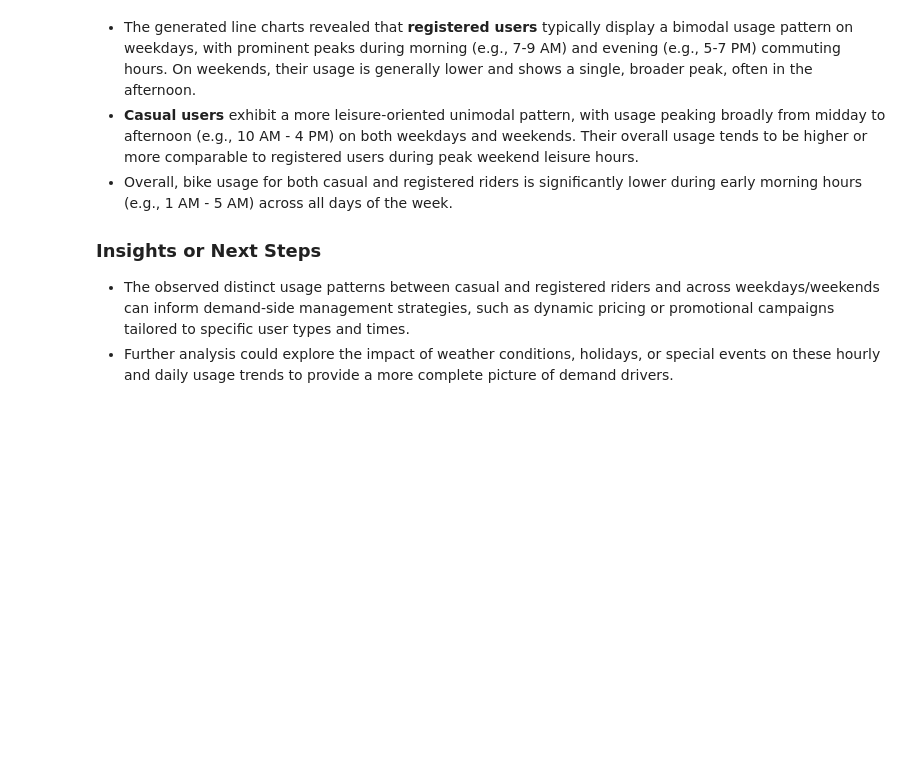
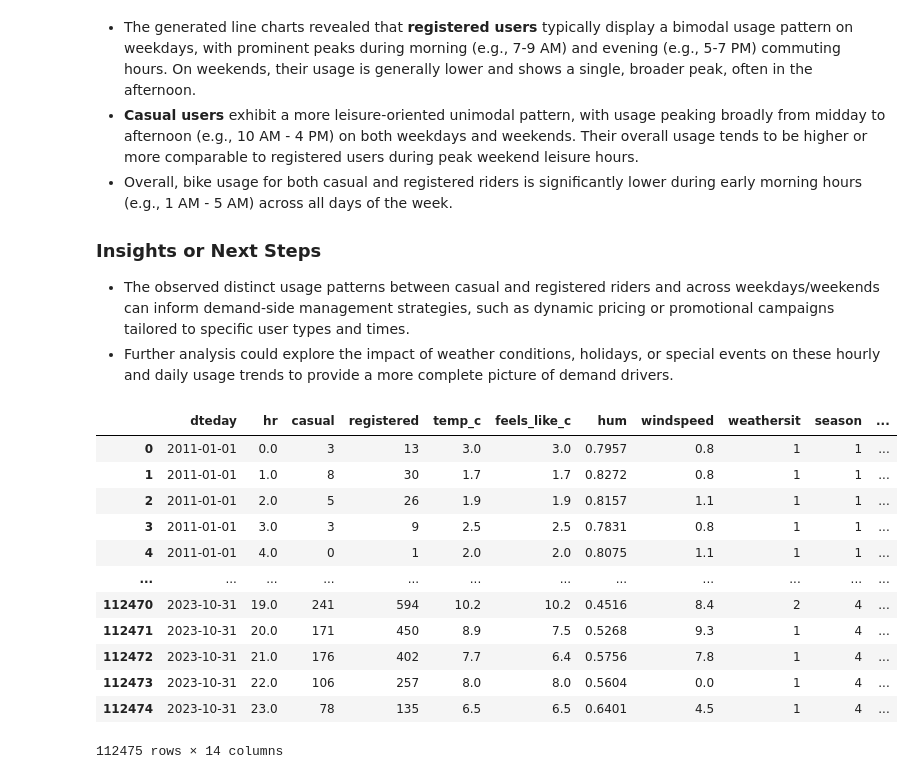
Before and after one commit to jacob-walker12/jacob-walker12.github.io, a Jupyter notebook: notebooks/starter_bikes.ipynb, the cells around one changed output. Cells and saved outputs as stored; diff of their text form; code cells hidden in the pictures; blank space fills up the shorter version.

```diff
--- a/notebooks/starter_bikes.ipynb
+++ b/notebooks/starter_bikes.ipynb
@@ -430,3 +548,19 @@ The analysis revealed distinct hourly bike usage trends for both casual and regi
 ### Insights or Next Steps
 *   The observed distinct usage patterns between casual and registered riders and across weekdays/weekends can inform demand-side management strategies, such as dynamic pricing or promotional campaigns tailored to specific user types and times.
 *   Further analysis could explore the impact of weather conditions, holidays, or special events on these hourly and daily usage trends to provide a more complete picture of demand drivers.
+# %%
+bike
+# %% [output]
+|  | dteday | hr | casual | registered | temp_c | feels_like_c | hum | windspeed | weathersit | season | ... |
+| 0 | 2011-01-01 | 0.0 | 3 | 13 | 3.0 | 3.0 | 0.7957 | 0.8 | 1 | 1 | ... |
+| 1 | 2011-01-01 | 1.0 | 8 | 30 | 1.7 | 1.7 | 0.8272 | 0.8 | 1 | 1 | ... |
+| 2 | 2011-01-01 | 2.0 | 5 | 26 | 1.9 | 1.9 | 0.8157 | 1.1 | 1 | 1 | ... |
+| 3 | 2011-01-01 | 3.0 | 3 | 9 | 2.5 | 2.5 | 0.7831 | 0.8 | 1 | 1 | ... |
+| 4 | 2011-01-01 | 4.0 | 0 | 1 | 2.0 | 2.0 | 0.8075 | 1.1 | 1 | 1 | ... |
+| ... | ... | ... | ... | ... | ... | ... | ... | ... | ... | ... | ... |
+| 112470 | 2023-10-31 | 19.0 | 241 | 594 | 10.2 | 10.2 | 0.4516 | 8.4 | 2 | 4 | ... |
+| 112471 | 2023-10-31 | 20.0 | 171 | 450 | 8.9 | 7.5 | 0.5268 | 9.3 | 1 | 4 | ... |
+| 112472 | 2023-10-31 | 21.0 | 176 | 402 | 7.7 | 6.4 | 0.5756 | 7.8 | 1 | 4 | ... |
+| 112473 | 2023-10-31 | 22.0 | 106 | 257 | 8.0 | 8.0 | 0.5604 | 0.0 | 1 | 4 | ... |
+| 112474 | 2023-10-31 | 23.0 | 78 | 135 | 6.5 | 6.5 | 0.6401 | 4.5 | 1 | 4 | ... |
+112475 rows × 14 columns
```
Also changed, not shown: parts of 3 cells of this notebook.
